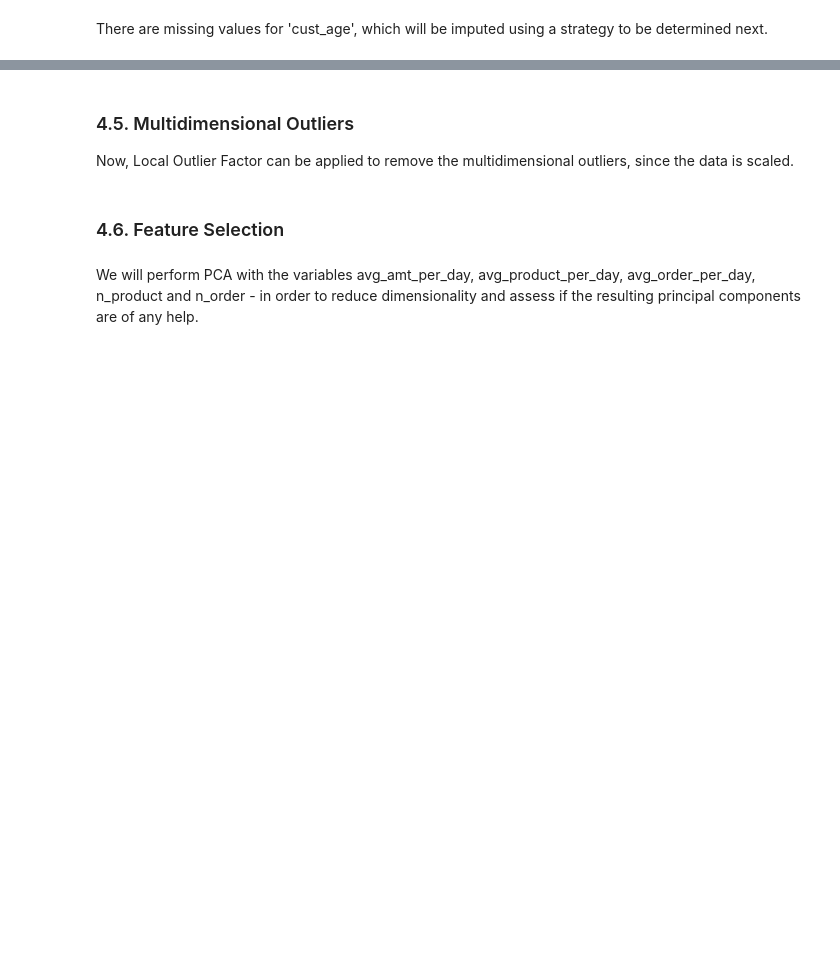
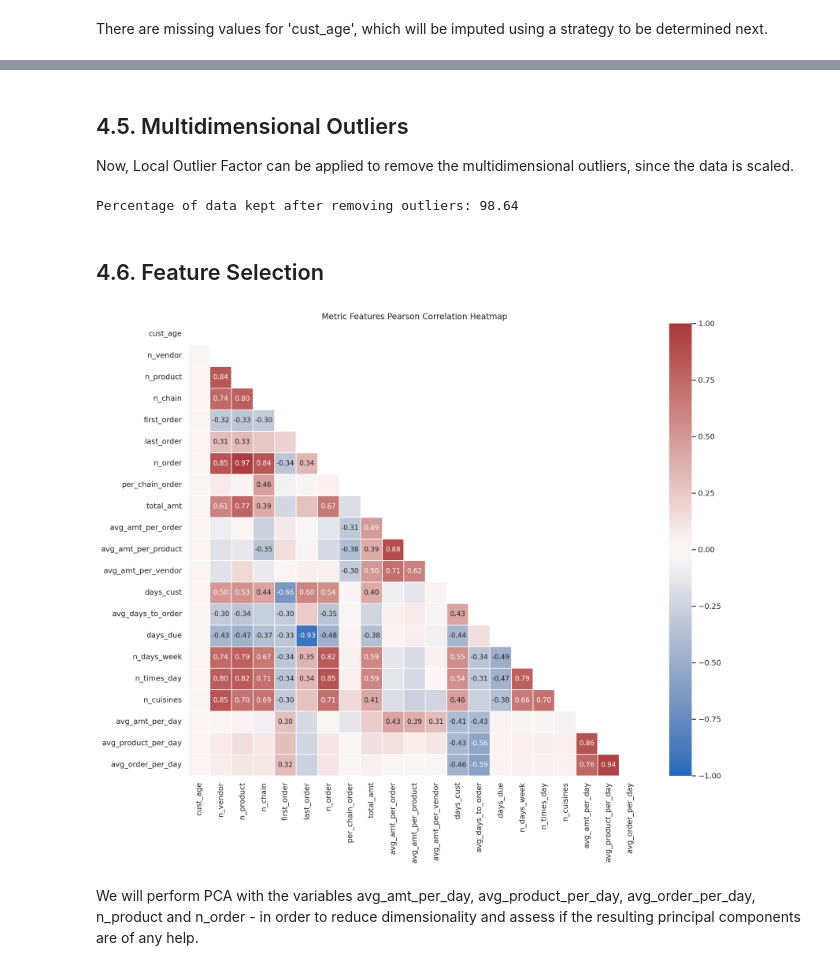
Before and after one commit to M4rtinsFons3caConsulting/DataMining, a Jupyter notebook: scripts/part_ii/preproc_file.ipynb, the cells around one changed output, grey strips where cells are left out. Saved outputs shown, nothing was run; the diff lists cells and outputs as text; code cells hidden in the pictures; blank space fills up the shorter version.

```diff
--- a/scripts/part_ii/preproc_file.ipynb
+++ b/scripts/part_ii/preproc_file.ipynb
@@ -395,7 +436,7 @@ def compute_percentile_bounds(reference_data, filters):
             raise ValueError(f"Column '{col}' not found in the reference DataFrame.")
 
         lower_percentile, upper_percentile = percentiles
-        lower_bound = reference_da.ta[col].quantile(lower_percentile) if lower_percentile is not None else None
+        lower_bound = reference_data[col].quantile(lower_percentile) if lower_percentile is not None else None
         upper_bound = reference_data[col].quantile(upper_percentile) if upper_percentile is not None else None
         bounds[col] = (lower_bound, upper_bound)
 
@@ -499,5 +605,5 @@ joblib.dump(scaler, 'std_scaler.pkl')
 # %% [markdown]
-### 4.5. Multidimensional Outliers
+## 4.5. Multidimensional Outliers
 
 Now, Local Outlier Factor can be applied to remove the multidimensional outliers, since the data is scaled.
 # %%
@@ -512,8 +618,39 @@ regulars['Outlier'] = np.where(outlier_predictions == -1, True, False)
 
 # Remove outliers
 regulars = regulars[regulars['Outlier'] == False].drop(columns=['Outlier'])
+# %%
+print('Percentage of data kept after removing outliers:', 100 * np.round(regulars.shape[0] / regulars_og, 4))
+# %% [output]
+Percentage of data kept after removing outliers: 98.64
 # %% [markdown]
-### 4.6. Feature Selection
+## 4.6. Feature Selection
+# %%
+# compute the correlation matrix for the metric features
+corr_matrix = regulars[metric_features].corr(method='pearson')
+
+plt.figure(figsize=(15,12))
+
+# create a mask for the upper triangle
+mask = np.triu(np.ones_like(corr_matrix, dtype=bool))
+
+annot = np.full(corr_matrix.shape, '', dtype=object)
+
+# Fill the annotation array with formatted values for correlations above the threshold
+for i in range(corr_matrix.shape[0]):
+    for j in range(corr_matrix.shape[1]):
+        if abs(corr_matrix.iat[i, j]) >= 0.3:
+            annot[i, j] = f"{corr_matrix.iat[i, j]:.2f}"
+
+# create the heatmap
+sns.heatmap(data=corr_matrix, annot=annot, cmap='vlag',
+            fmt="", center=0, vmin=-1, vmax=1, square=True,
+            linewidths=.5, mask=mask, annot_kws={"size": 10})
+
+# Show the plot
+plt.title('Metric Features Pearson Correlation Heatmap')
+plt.show()
+# %% [output]
+[figure, added]
 # %% [markdown]
 We will perform PCA with the variables avg_amt_per_day, avg_product_per_day, avg_order_per_day, n_product and n_order - in order to reduce dimensionality and assess if the resulting principal components are of any help.
 # %%
```
Also changed, not shown: parts of 32 cells of this notebook, 2 other files.
